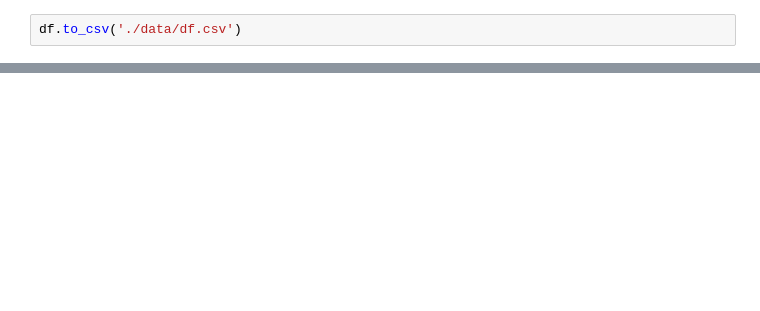
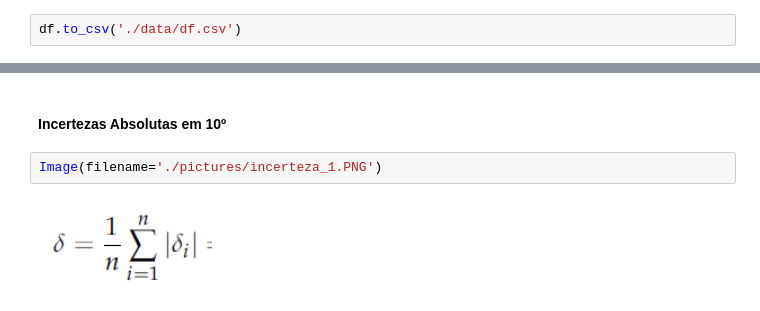
Before and after one commit to gfrigo/Experimento-Velocidade-Bolinha, a Jupyter notebook: analytics.ipynb, the cells around one changed output, grey strips where cells are left out. Drawn from its saved outputs; the diff is of its cells as text; blank space fills up the shorter version.

```diff
--- a/analytics.ipynb
+++ b/analytics.ipynb
@@ -28,0 +152,6 @@ df
+# %% [markdown]
+#### Incertezas Absolutas em 10º
+# %%
+Image(filename='./pictures/incerteza_1.PNG')
+# %% [output]
+[figure, added]
```
Also changed, not shown: parts of 67 cells of this notebook, 11 other files.
